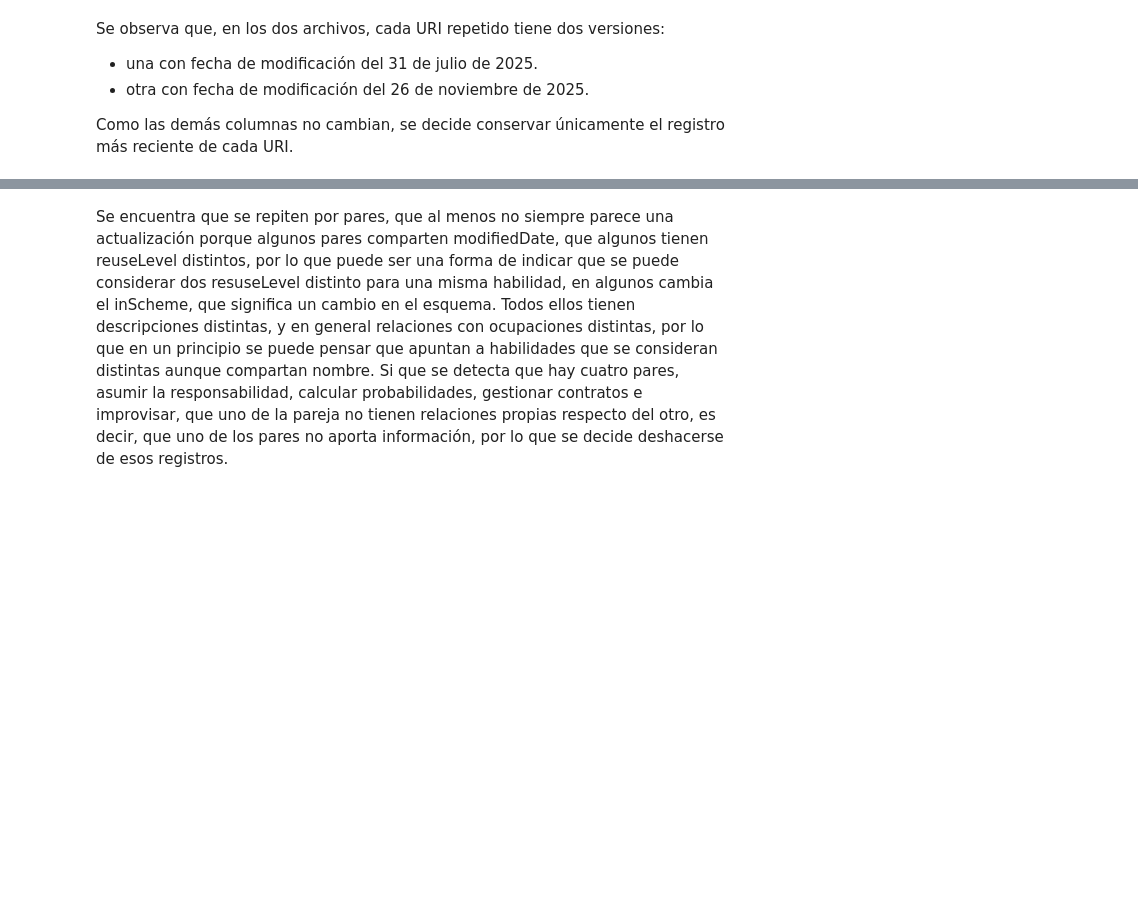
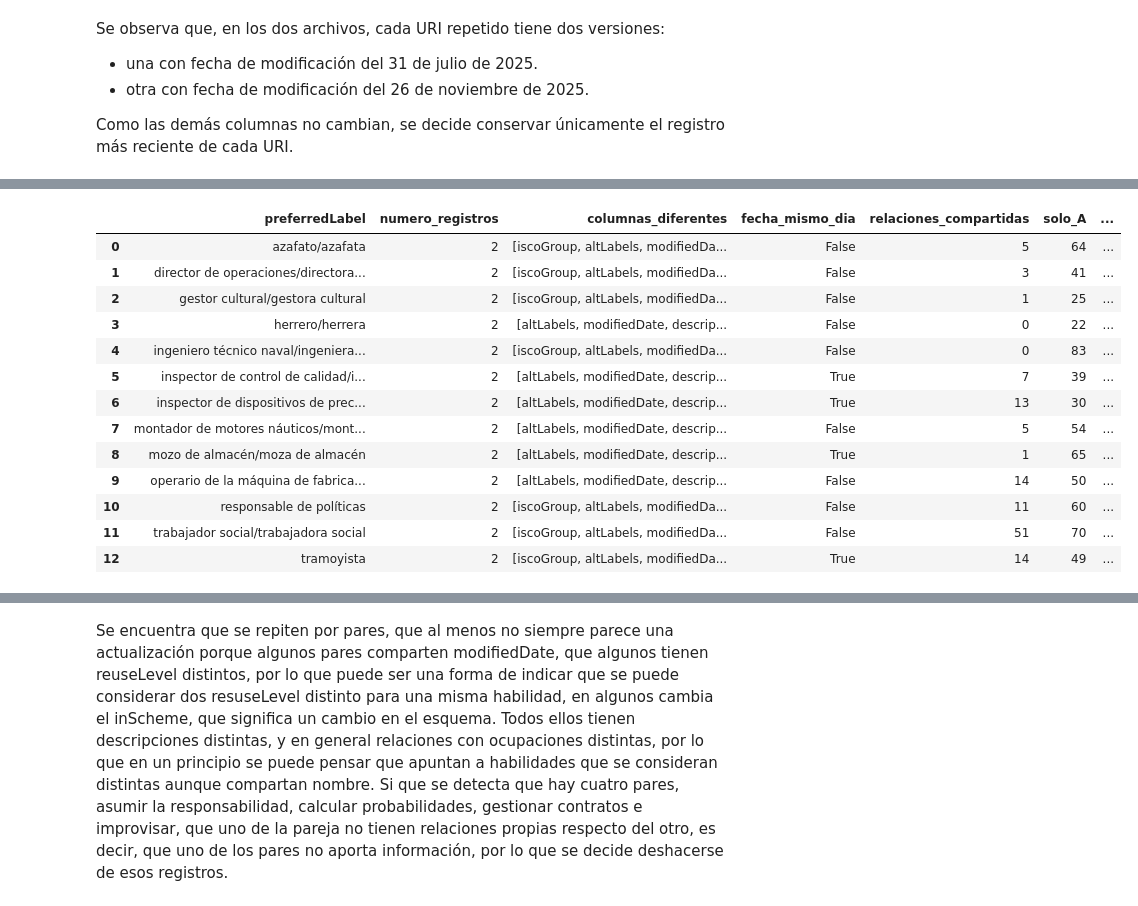
Before and after one commit to AlejandroAloVic/Proyecto-Grupal-Evolve, a Jupyter notebook: notebooks/01_eda_esco.ipynb, the cells around one changed output, grey strips where cells are left out. Saved outputs shown, nothing was run; the diff lists cells and outputs as text; code cells hidden in the pictures; blank space fills up the shorter version.

```diff
--- a/notebooks/01_eda_esco.ipynb
+++ b/notebooks/01_eda_esco.ipynb
@@ -554,19 +558,2 @@ Filas completamente duplicadas en occupation_skill_relations: 0
 # %% [markdown]
 Como no se encuentran registros duplicados, se pasa a mirar columna a columna.
-# %%
-for nombre, df in datasets.items():
-    print(f"\n{nombre}")
-    print("-" * 80)
-
-    resultado = pd.DataFrame({
-        "valores_duplicados": df.apply(
-            lambda columna: columna.duplicated().sum()
-        ),
-        "porcentaje_duplicados": (
-            df.apply(lambda columna: columna.duplicated(keep=False).mean()) * 100
-        ).round(2),
-        "valores_distintos": df.nunique(),
-        "total_registros": len(df)
-    })
-
-    display(resultado)
@@ -744,0 +757,82 @@ Se observa, una vez analizado eso, que en skills, la columna preferredLabel tien
+# %%
+# Identificar preferredLabel asociados a más de una URI
+labels_uri_distintas = (occupations.groupby("preferredLabel")["conceptUri"].nunique())
+
+labels_uri_distintas = labels_uri_distintas[labels_uri_distintas > 1].index
+
+# Filtrar los registros correspondientes y evitar combinaciones repetidas
+occupations_labels_uri_distintas = (
+    occupations[
+        occupations["preferredLabel"].isin(labels_uri_distintas)
+    ]
+    .drop_duplicates(subset=["preferredLabel", "conceptUri"])
+)
+
+# Preparar las relaciones entre ocupaciones y habilidades
+relaciones = occupation_skill_relations[["occupationUri", "skillUri", "relationType"]].drop_duplicates()
+
+# Agrupar las ocupaciones por preferredLabel
+resultados = []
+for nombre, grupo in occupations_labels_uri_distintas.groupby("preferredLabel"):
+    uris = grupo["conceptUri"].unique()
+    # Comparar grupos con exactamente dos URI distintas
+    if len(uris) != 2:
+        continue
+    uri_a, uri_b = uris
+
+    # Identificar las columnas diferentes
+    columnas_comparar = [col for col in grupo.columns if col not in ["preferredLabel", "conceptUri"]]
+
+    columnas_diferentes = [col for col in columnas_comparar if grupo[col].nunique(dropna=False) > 1]
+
+    # Obtener las relaciones de cada ocupación
+    relaciones_a = relaciones.loc[relaciones["occupationUri"] == uri_a, ["skillUri", "relationType"]]
+
+    relaciones_b = relaciones.loc[relaciones["occupationUri"] == uri_b, ["skillUri", "relationType"]]
+
+    # Crear conjuntos de relaciones
+    conjunto_a = set(map(tuple, relaciones_a.to_numpy()))
+    conjunto_b = set(map(tuple, relaciones_b.to_numpy()))
+
+    # Comparar las relaciones
+    compartidas = conjunto_a & conjunto_b
+    solo_a = conjunto_a - conjunto_b
+    solo_b = conjunto_b - conjunto_a
+
+    # Comprobar si modifiedDate es del mismo día aunque distinta hora
+    fechas = grupo["modifiedDate"].dropna().astype("string").str[:10]
+    fecha_mismo_dia = fechas.nunique() == 1 if not fechas.empty else pd.NA
+
+    # Guardar resultados
+    resultados.append({
+        "preferredLabel": nombre,
+        "numero_registros": len(grupo),
+        "columnas_diferentes": columnas_diferentes,
+        "fecha_mismo_dia": fecha_mismo_dia,
+        "relaciones_compartidas": len(compartidas),
+        "solo_A": len(solo_a),
+        "solo_B": len(solo_b)
+    })
+
+# Crear la tabla final y ordenar alfabéticamente
+resultado_final = pd.DataFrame(resultados)
+
+resultado_final = resultado_final.sort_values("preferredLabel")
+
+# Mostrar la tabla
+display(resultado_final)
+# %% [output]
+|  | preferredLabel | numero_registros | columnas_diferentes | fecha_mismo_dia | relaciones_compartidas | solo_A | ... |
+| 0 | azafato/azafata | 2 | [iscoGroup, altLabels, modifiedDa... | False | 5 | 64 | ... |
+| 1 | director de operaciones/directora... | 2 | [iscoGroup, altLabels, modifiedDa... | False | 3 | 41 | ... |
+| 2 | gestor cultural/gestora cultural | 2 | [iscoGroup, altLabels, modifiedDa... | False | 1 | 25 | ... |
+| 3 | herrero/herrera | 2 | [altLabels, modifiedDate, descrip... | False | 0 | 22 | ... |
+| 4 | ingeniero técnico naval/ingeniera... | 2 | [iscoGroup, altLabels, modifiedDa... | False | 0 | 83 | ... |
+| 5 | inspector de control de calidad/i... | 2 | [altLabels, modifiedDate, descrip... | True | 7 | 39 | ... |
+| 6 | inspector de dispositivos de prec... | 2 | [altLabels, modifiedDate, descrip... | True | 13 | 30 | ... |
+| 7 | montador de motores náuticos/mont... | 2 | [altLabels, modifiedDate, descrip... | False | 5 | 54 | ... |
+| 8 | mozo de almacén/moza de almacén | 2 | [altLabels, modifiedDate, descrip... | True | 1 | 65 | ... |
+| 9 | operario de la máquina de fabrica... | 2 | [altLabels, modifiedDate, descrip... | False | 14 | 50 | ... |
+| 10 | responsable de políticas | 2 | [iscoGroup, altLabels, modifiedDa... | False | 11 | 60 | ... |
+| 11 | trabajador social/trabajadora social | 2 | [iscoGroup, altLabels, modifiedDa... | False | 51 | 70 | ... |
+| 12 | tramoyista | 2 | [iscoGroup, altLabels, modifiedDa... | True | 14 | 49 | ... |
```
Also changed, not shown: parts of 19 cells of this notebook, 1 other file.
